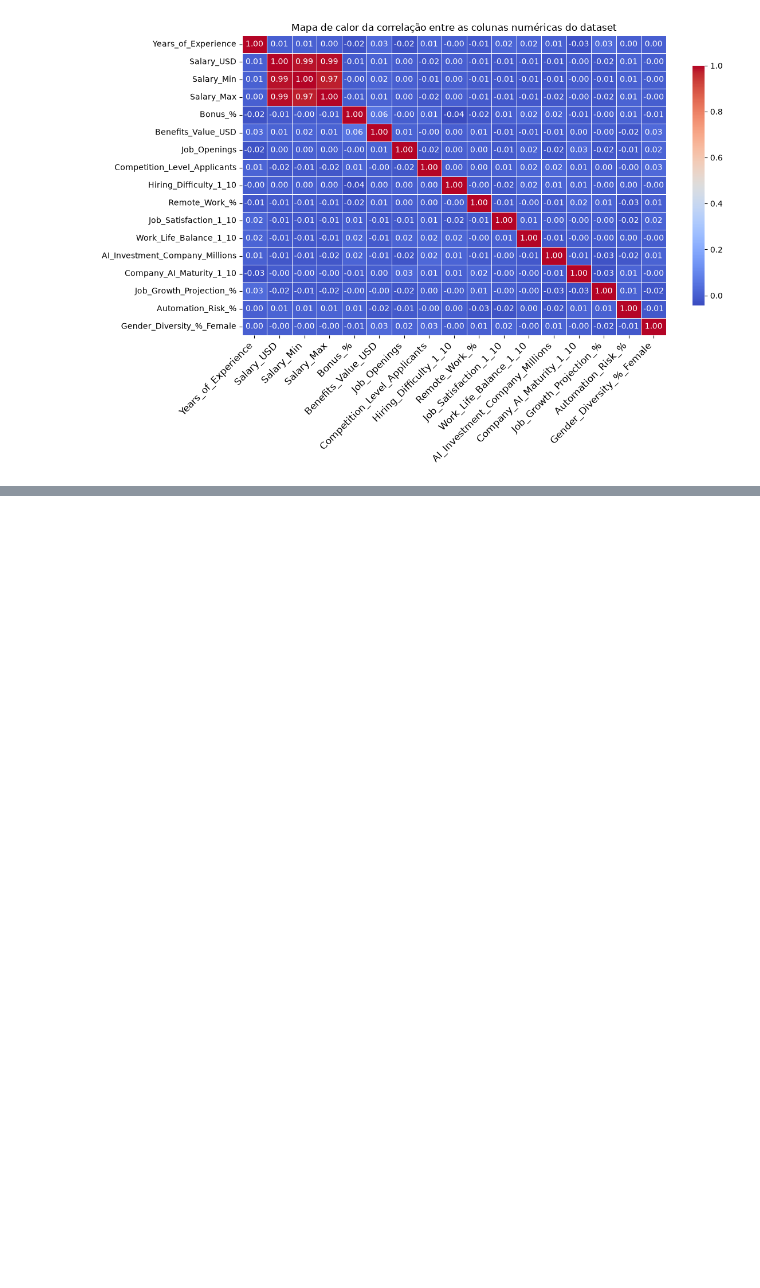
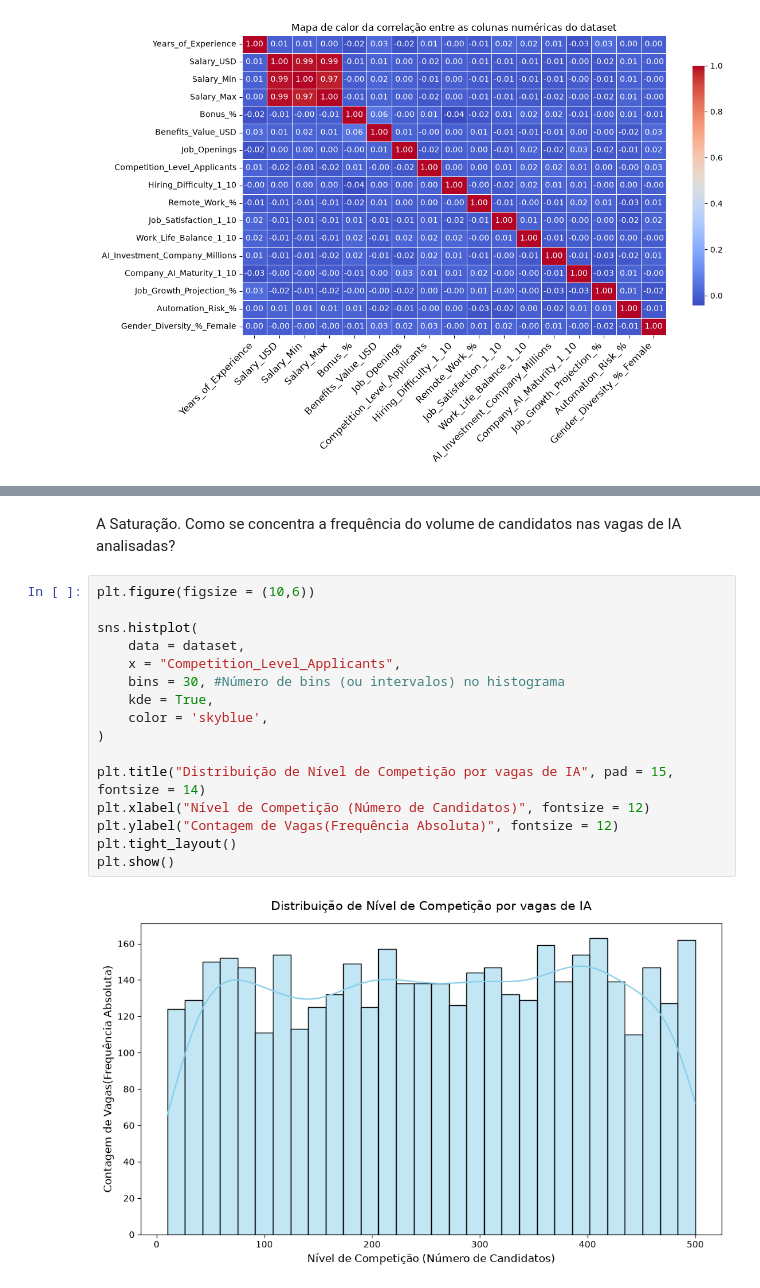
Before and after one commit to GabrielFaria1509/C11, a Jupyter notebook: Atividades/Projeto1.ipynb, the cells around one changed output, grey strips where cells are left out. Saved outputs shown, nothing was run; the diff lists cells and outputs as text; blank space fills up the shorter version.

```diff
--- a/Atividades/Projeto1.ipynb
+++ b/Atividades/Projeto1.ipynb
@@ -126,0 +207,20 @@ Gerando o mapa de calor da correlação entre as colunas numéricas do dataset..
+# %% [markdown]
+A Saturação. Como se concentra a frequência do volume de candidatos nas vagas de IA analisadas?
+# %%
+plt.figure(figsize = (10,6))
+
+sns.histplot(
+    data = dataset,
+    x = "Competition_Level_Applicants",
+    bins = 30, #Número de bins (ou intervalos) no histograma
+    kde = True,
+    color = 'skyblue',
+)
+
+plt.title("Distribuição de Nível de Competição por vagas de IA", pad = 15, fontsize = 14)
+plt.xlabel("Nível de Competição (Número de Candidatos)", fontsize = 12)
+plt.ylabel("Contagem de Vagas(Frequência Absoluta)", fontsize = 12)
+plt.tight_layout()
+plt.show()
+# %% [output]
+[figure, added]
```
Also changed, not shown: parts of 13 cells of this notebook.
